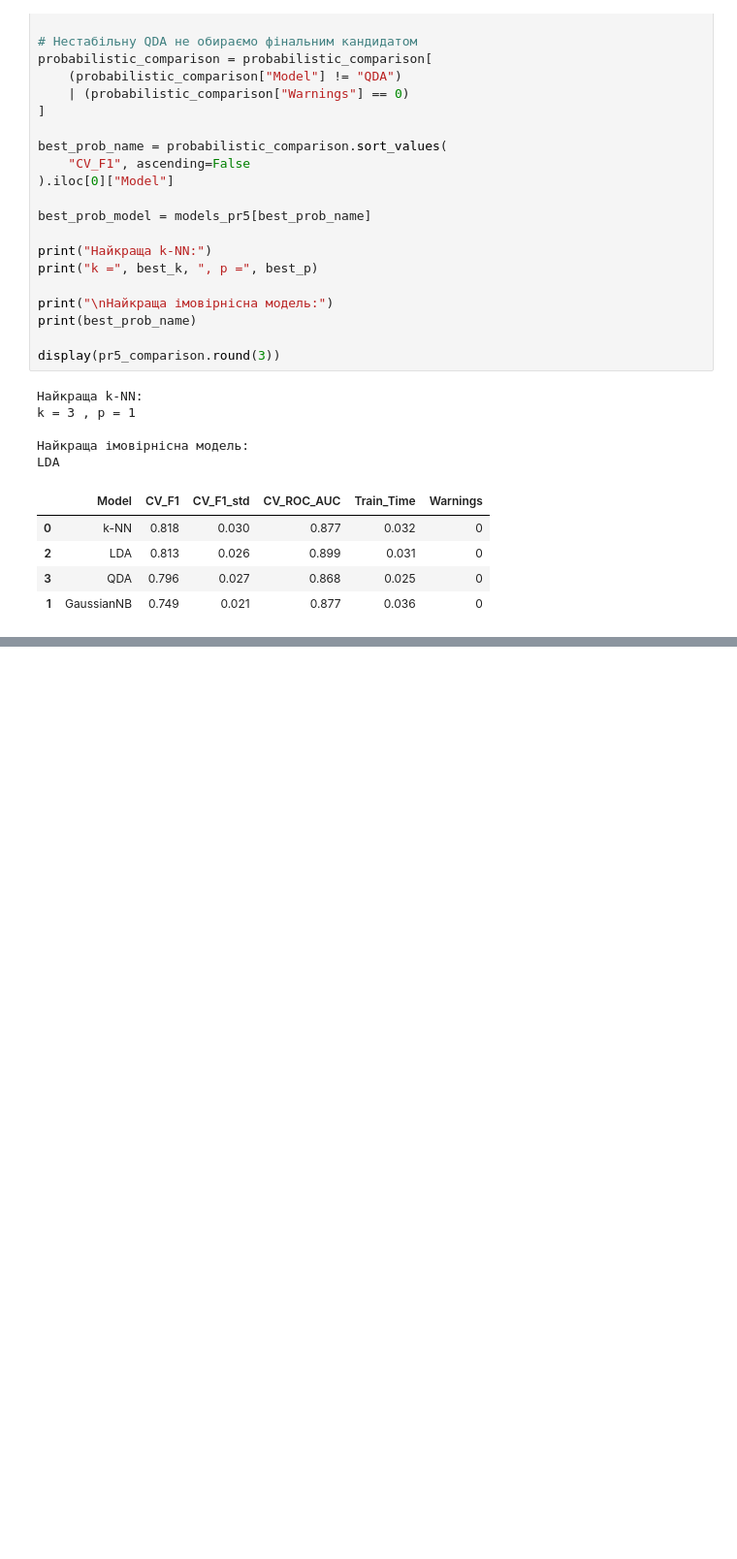
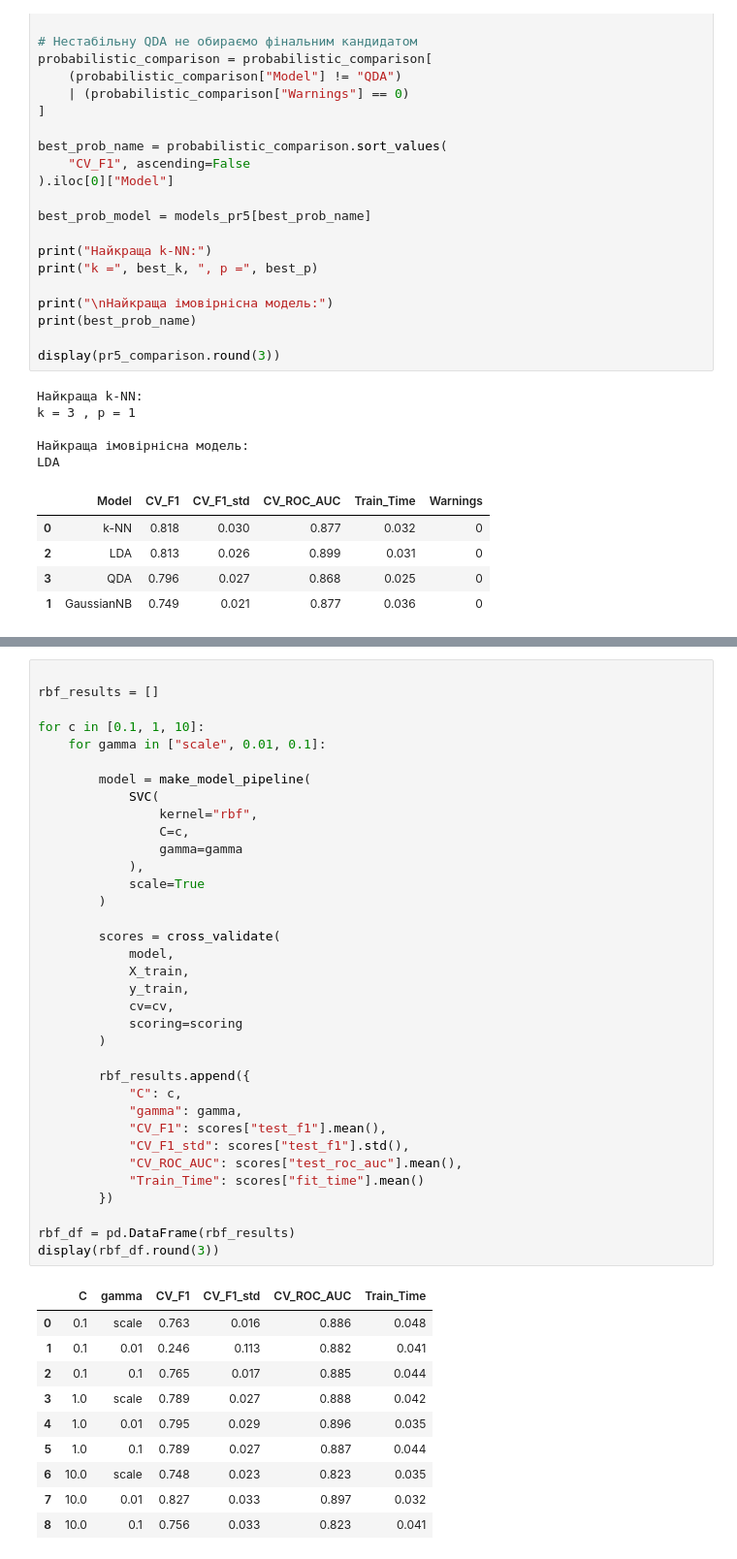
Before and after one commit to dimonkOHYRY111/pattern-recognition-practice, a Jupyter notebook: classification-mini-project/notebooks/PR04_Kochura_Dmytro.ipynb, the cells around one changed output, grey strips where cells are left out. Shown at 97% size. Drawn from its saved outputs; the diff is of its cells as text; blank space fills up the shorter version.

```diff
--- a/classification-mini-project/notebooks/PR04_Kochura_Dmytro.ipynb
+++ b/classification-mini-project/notebooks/PR04_Kochura_Dmytro.ipynb
@@ -1010,0 +1058,46 @@ LDA
+# %%
+
+rbf_results = []
+
+for c in [0.1, 1, 10]:
+    for gamma in ["scale", 0.01, 0.1]:
+
+        model = make_model_pipeline(
+            SVC(
+                kernel="rbf",
+                C=c,
+                gamma=gamma
+            ),
+            scale=True
+        )
+
+        scores = cross_validate(
+            model,
+            X_train,
+            y_train,
+            cv=cv,
+            scoring=scoring
+        )
+
+        rbf_results.append({
+            "C": c,
+            "gamma": gamma,
+            "CV_F1": scores["test_f1"].mean(),
+            "CV_F1_std": scores["test_f1"].std(),
+            "CV_ROC_AUC": scores["test_roc_auc"].mean(),
+            "Train_Time": scores["fit_time"].mean()
+        })
+
+rbf_df = pd.DataFrame(rbf_results)
+display(rbf_df.round(3))
+# %% [output]
+|  | C | gamma | CV_F1 | CV_F1_std | CV_ROC_AUC | Train_Time |
+| 0 | 0.1 | scale | 0.763 | 0.016 | 0.886 | 0.048 |
+| 1 | 0.1 | 0.01 | 0.246 | 0.113 | 0.882 | 0.041 |
+| 2 | 0.1 | 0.1 | 0.765 | 0.017 | 0.885 | 0.044 |
+| 3 | 1.0 | scale | 0.789 | 0.027 | 0.888 | 0.042 |
+| 4 | 1.0 | 0.01 | 0.795 | 0.029 | 0.896 | 0.035 |
+| 5 | 1.0 | 0.1 | 0.789 | 0.027 | 0.887 | 0.044 |
+| 6 | 10.0 | scale | 0.748 | 0.023 | 0.823 | 0.035 |
+| 7 | 10.0 | 0.01 | 0.827 | 0.033 | 0.897 | 0.032 |
+| 8 | 10.0 | 0.1 | 0.756 | 0.033 | 0.823 | 0.041 |
```
Also changed, not shown: parts of 13 cells of this notebook.
